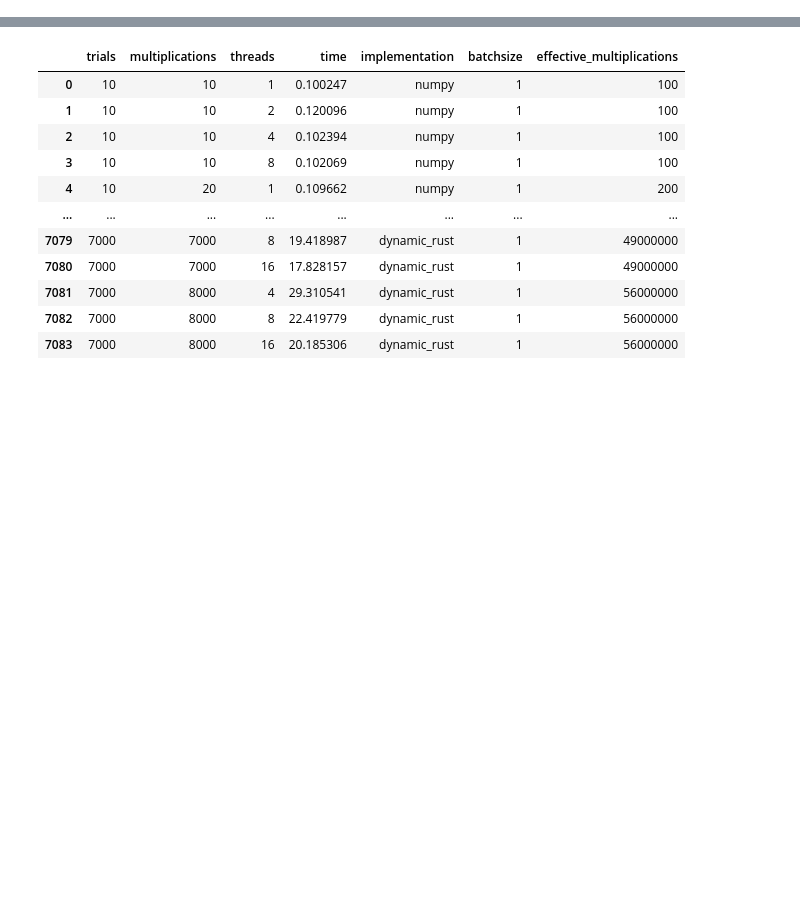
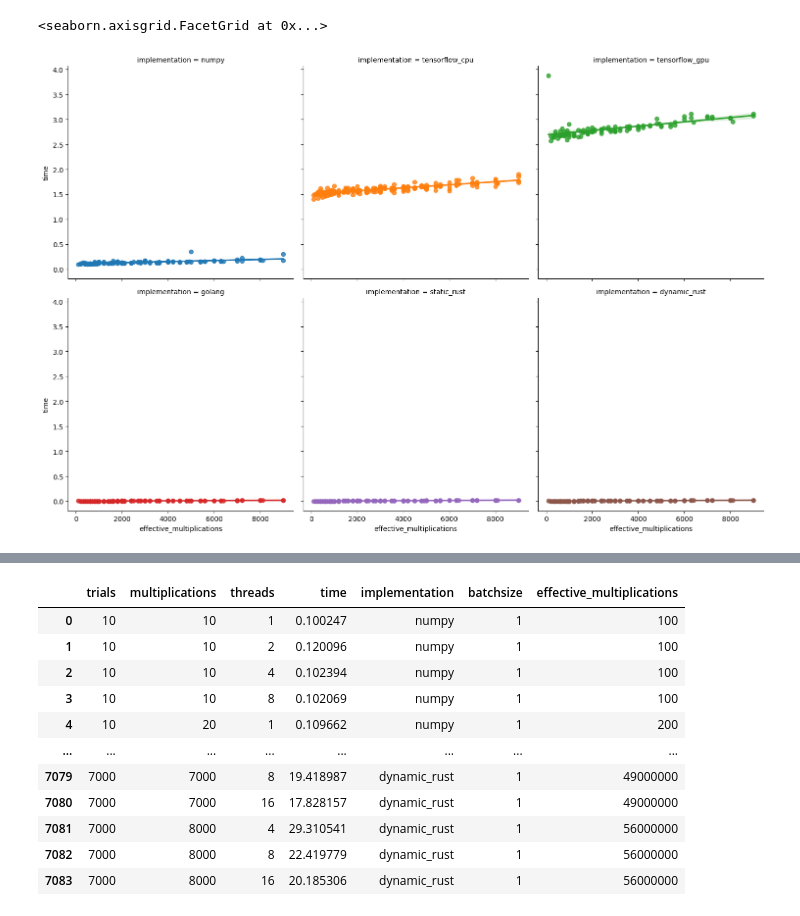
Before and after one commit to hmcalister/Linear-Algebra-Profiling, a Jupyter notebook: Data Cleaning/main.ipynb, the cells around one changed output, grey strips where cells are left out. Cells and saved outputs as stored; diff of their text form; code cells hidden in the pictures; blank space fills up the shorter version.

Commit message:
Introduce additional blocks for investigating random data

```diff
--- a/Data Cleaning/main.ipynb
+++ b/Data Cleaning/main.ipynb
@@ -5,0 +8,19 @@ import seaborn as sns
+# %%
+grid_data_frames = {
+    "numpy": pd.read_csv("../Implementations/python_numpy/grid_data.csv"),
+    "tensorflow_cpu": pd.read_csv("../Implementations/python_tensorflow/grid_cpu_data.csv"),
+    "tensorflow_gpu": pd.read_csv("../Implementations/python_tensorflow/grid_gpu_data.csv"),
+    "golang": pd.read_csv("../Implementations/go/grid_data.csv"),
+    "static_rust": pd.read_csv("../Implementations/static_rust/grid_data.csv"),
+    "dynamic_rust": pd.read_csv("../Implementations/dynamic_rust/grid_data.csv"),
+}
+# %%
+all_data = pd.DataFrame()
+
+for data_frame_name, data_frame in grid_data_frames.items():
+    data_frame["implementation"] = data_frame_name
+    data_frame["time"] /= 1E9
+    data_frame["batchsize"] = data_frame.get("batchsize", 1)
+    data_frame["effective_multiplications"] = data_frame["trials"] * data_frame["multiplications"]
+    all_data = pd.concat([all_data, data_frame],ignore_index=True)
+display(all_data)
@@ -5,0 +41,7 @@ import seaborn as sns
+# %%
+target_data = all_data.loc[(all_data["threads"]==1) & (all_data["batchsize"]==1) & (all_data["effective_multiplications"] < 1E4)]
+
+sns.lmplot(data=target_data, x="effective_multiplications", y="time", col="implementation", hue="implementation", col_wrap=3)
+# %% [output]
+<seaborn.axisgrid.FacetGrid at 0x...>
+[figure, added]
```
Also changed, not shown: parts of 8 cells of this notebook.
